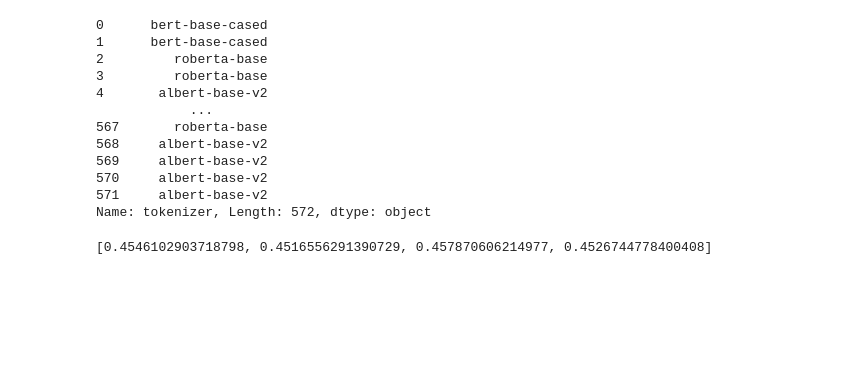
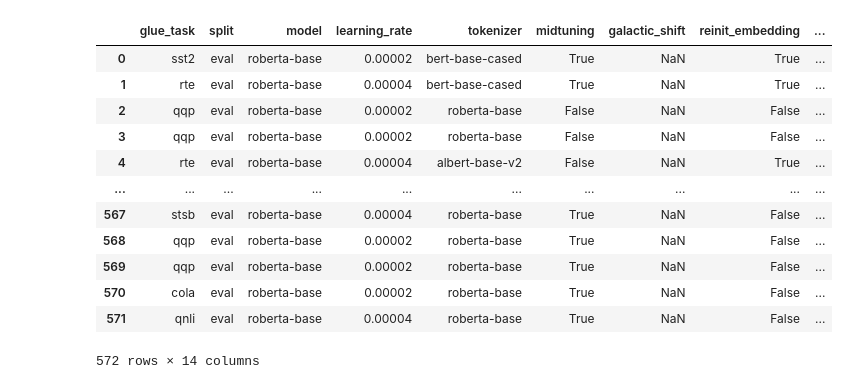
Before and after one commit to frankaging/oolong-crosslingual, a Jupyter notebook: code/performance_analysis.ipynb, the cells around one changed output. Cells and saved outputs as stored; diff of their text form; code cells hidden in the pictures; blank space fills up the shorter version.

```diff
--- a/code/performance_analysis.ipynb
+++ b/code/performance_analysis.ipynb
@@ -4,0 +5,16 @@ df = pd.read_csv ("../glue_evaluation_results.csv")
+# %%
+df
+# %% [output]
+|  | glue_task | split | model | learning_rate | tokenizer | midtuning | galactic_shift | reinit_embedding | ... |
+| 0 | sst2 | eval | roberta-base | 0.00002 | bert-base-cased | True | NaN | True | ... |
+| 1 | rte | eval | roberta-base | 0.00004 | bert-base-cased | True | NaN | True | ... |
+| 2 | qqp | eval | roberta-base | 0.00002 | roberta-base | False | NaN | False | ... |
+| 3 | qqp | eval | roberta-base | 0.00002 | roberta-base | False | NaN | False | ... |
+| 4 | rte | eval | roberta-base | 0.00004 | albert-base-v2 | False | NaN | True | ... |
+| ... | ... | ... | ... | ... | ... | ... | ... | ... | ... |
+| 567 | stsb | eval | roberta-base | 0.00004 | roberta-base | True | NaN | False | ... |
+| 568 | qqp | eval | roberta-base | 0.00002 | roberta-base | True | NaN | False | ... |
+| 569 | qqp | eval | roberta-base | 0.00002 | roberta-base | True | NaN | False | ... |
+| 570 | cola | eval | roberta-base | 0.00002 | roberta-base | True | NaN | False | ... |
+| 571 | qnli | eval | roberta-base | 0.00004 | roberta-base | True | NaN | False | ... |
+572 rows × 14 columns
@@ -79,32 +101,33 @@ def query_set(
         ),
     ]
-# %%
-df["tokenizer"]
-# %% [output]
-0      bert-base-cased
-1      bert-base-cased
-2         roberta-base
-3         roberta-base
-4       albert-base-v2
-            ...
-567       roberta-base
-568     albert-base-v2
-569     albert-base-v2
-570     albert-base-v2
-571     albert-base-v2
-Name: tokenizer, Length: 572, dtype: object
 # %%
-task_name = "mnli"
-query_set(df, task_name=task_name)
-query_set(df, task_name=task_name, random_order=True)
-query_set(df, task_name=task_name, reverse_order=True)
-query_set(df, task_name=task_name, galactic_shift="en~fr@N~fr@V")
-query_set(df, task_name=task_name, galactic_shift="en~fr@N~jaktc@V")
-query_set(df, task_name=task_name, galactic_shift="en~jaktc@N~jaktc@V")
-query_set(df, task_name=task_name, reinit_embedding=True)
-query_set(df, task_name=task_name, tokenizer="bert-base-cased", reinit_embedding=True)
-query_set(df, task_name=task_name, tokenizer="albert-base-v2", reinit_embedding=True)
-query_set(df, task_name=task_name, token_swap=True)
-query_set(df, task_name=task_name, word_swap=True)
+task_to_metrics = {
+    "cola": ["matthews_correlation"],
+    "mnli": ["accuracy"],
+    "mnli_mismatched": ["accuracy"],
+    "mnli_matched": ["accuracy"],
+    "mnli-mm": ["accuracy"],
+    "mrpc": ["accuracy", "f1"],
+    "qnli": ["accuracy"],
+    "qqp": ["accuracy", "f1"],
+    "rte": ["accuracy"],
+    "sst2": ["accuracy"],
+    "stsb": ["pearson", "spearmanr"],
+    "wnli": ["accuracy"],
+    "hans": ["accuracy"],
+}
+
+task_name = "qqp"
+metrics = "accuracy"
+results = []
+results += [query_set(df, task_name=task_name, metrics=metrics)]
+results += [query_set(df, task_name=task_name, random_order=True, metrics=metrics)]
+results += [query_set(df, task_name=task_name, reverse_order=True, metrics=metrics)]
+results += [query_set(df, task_name=task_name, galactic_shift="en~fr@N~fr@V", metrics=metrics)]
+results += [query_set(df, task_name=task_name, galactic_shift="en~jaktc@N~jaktc@V", metrics=metrics)]
+results += [query_set(df, task_name=task_name, galactic_shift="en~fr@N~jaktc@V", metrics=metrics)]
+results += [query_set(df, task_name=task_name, reinit_embedding=True, metrics=metrics)]
+results += [query_set(df, task_name=task_name, tokenizer="bert-base-cased", reinit_embedding=True, metrics=metrics)]
+results += [query_set(df, task_name=task_name, tokenizer="albert-base-v2", reinit_embedding=True, metrics=metrics)]
+results += [query_set(df, task_name=task_name, token_swap=True, metrics=metrics)]
+results += [query_set(df, task_name=task_name, word_swap=True, metrics=metrics)]
-# %% [output]
-[0.4546102903718798, 0.4516556291390729, 0.457870606214977, 0.4526744778400408]
```
Also changed, not shown: parts of 21 cells of this notebook, 5 other files.
